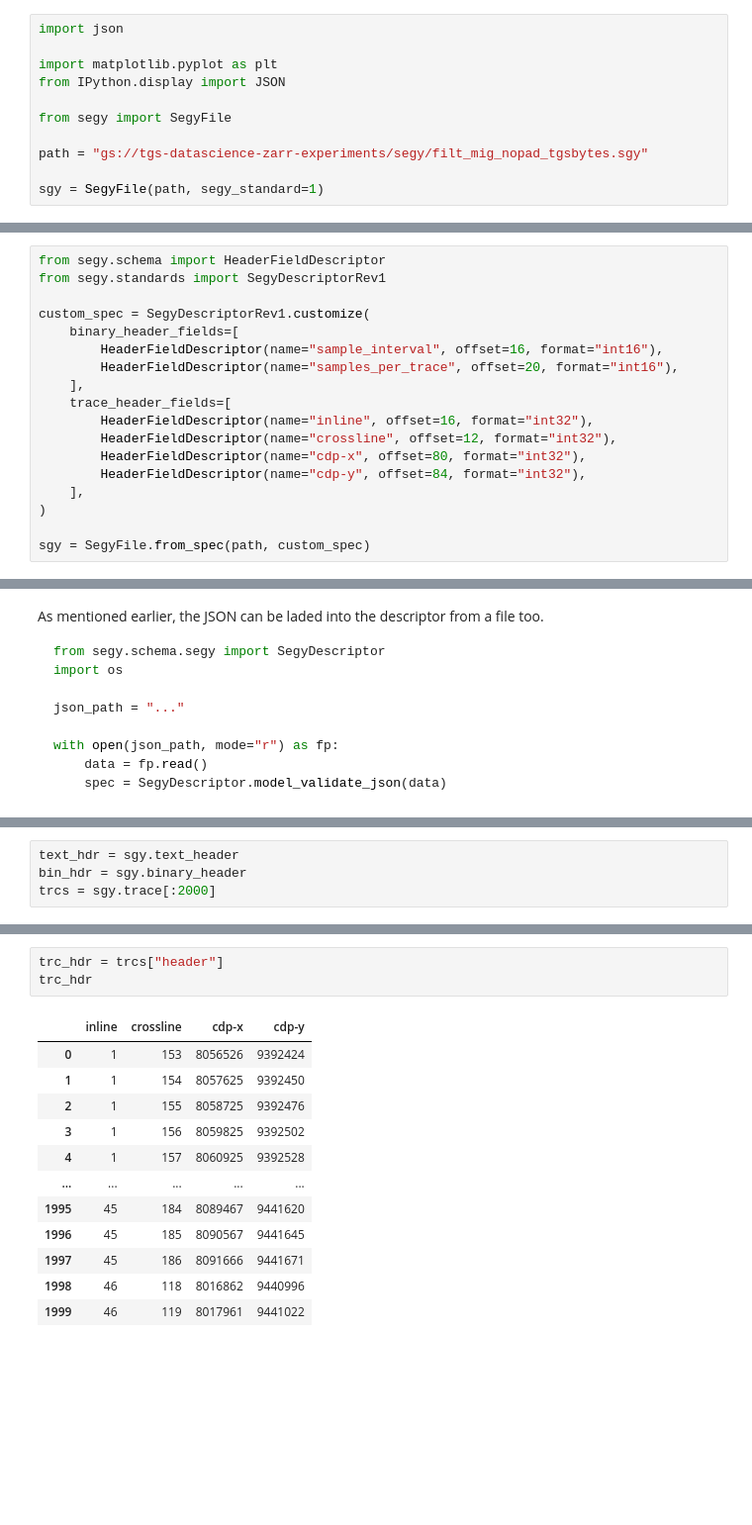
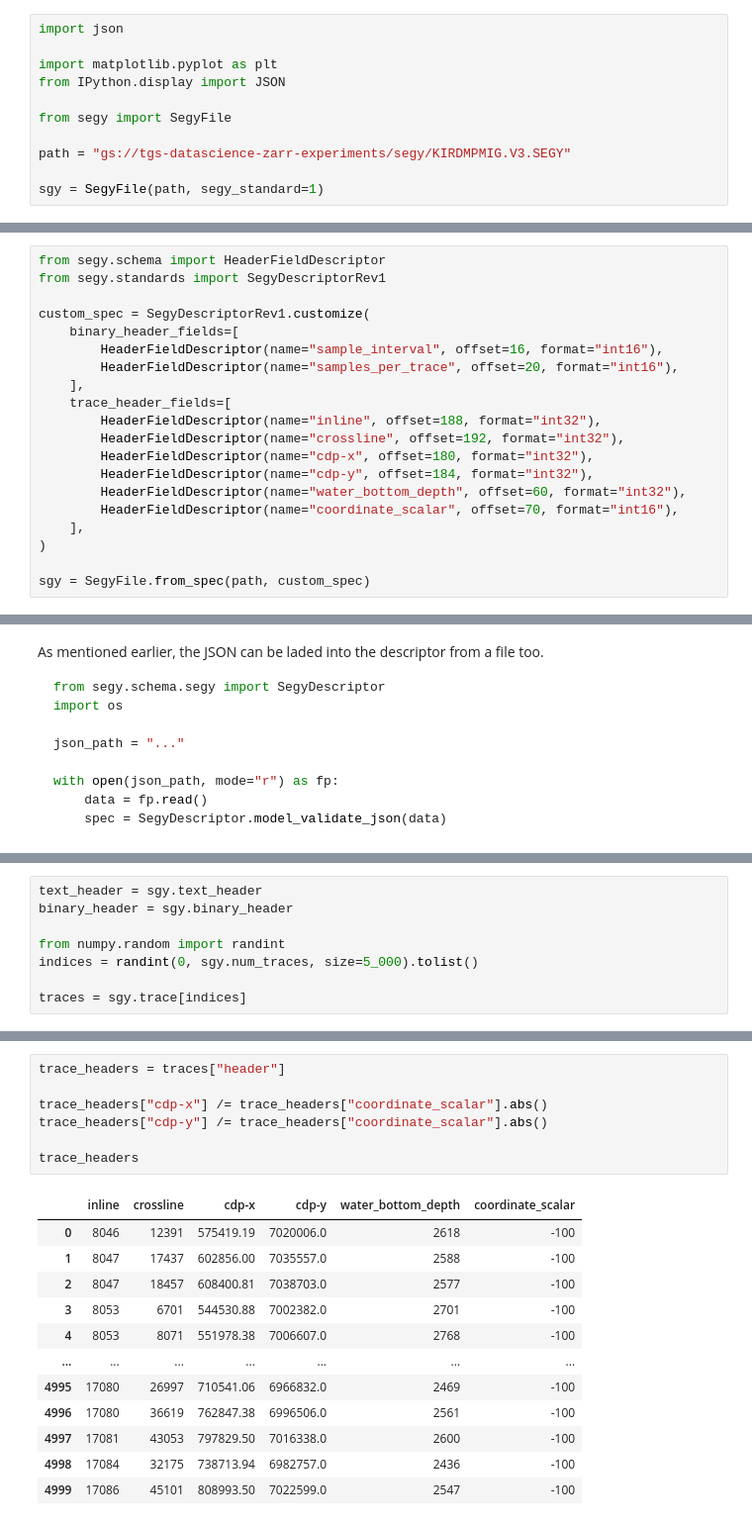
Before and after one commit to TGSAI/segy, a Jupyter notebook: examples/demo.ipynb, the cells around one changed output, grey strips where cells are left out. Shown at 99% size. Saved outputs shown, nothing was run; the diff lists cells and outputs as text; blank space fills up the shorter version.

```diff
--- a/examples/demo.ipynb
+++ b/examples/demo.ipynb
@@ -15,7 +15,7 @@ from IPython.display import JSON
 
 from segy import SegyFile
 
-path = "gs://tgs-datascience-zarr-experiments/segy/filt_mig_nopad_tgsbytes.sgy"
+path = "gs://tgs-datascience-zarr-experiments/segy/KIRDMPMIG.V3.SEGY"
 
 sgy = SegyFile(path, segy_standard=1)
 # %% [markdown]
@@ -137,10 +163,12 @@ custom_spec = SegyDescriptorRev1.customize(
         HeaderFieldDescriptor(name="samples_per_trace", offset=20, format="int16"),
     ],
     trace_header_fields=[
-        HeaderFieldDescriptor(name="inline", offset=16, format="int32"),
-        HeaderFieldDescriptor(name="crossline", offset=12, format="int32"),
-        HeaderFieldDescriptor(name="cdp-x", offset=80, format="int32"),
-        HeaderFieldDescriptor(name="cdp-y", offset=84, format="int32"),
+        HeaderFieldDescriptor(name="inline", offset=188, format="int32"),
+        HeaderFieldDescriptor(name="crossline", offset=192, format="int32"),
+        HeaderFieldDescriptor(name="cdp-x", offset=180, format="int32"),
+        HeaderFieldDescriptor(name="cdp-y", offset=184, format="int32"),
+        HeaderFieldDescriptor(name="water_bottom_depth", offset=60, format="int32"),
+        HeaderFieldDescriptor(name="coordinate_scalar", offset=70, format="int16"),
     ],
 )
 
@@ -171,5 +201,9 @@ Headers will be limited to our schema and names will be all correct.
 # %%
-text_hdr = sgy.text_header
-bin_hdr = sgy.binary_header
-trcs = sgy.trace[:2000]
+text_header = sgy.text_header
+binary_header = sgy.binary_header
+
+from numpy.random import randint
+indices = randint(0, sgy.num_traces, size=5_000).tolist()
+
+traces = sgy.trace[indices]
 # %%
@@ -180,16 +214,20 @@ bin_hdr
 # %%
-trc_hdr = trcs["header"]
-trc_hdr
+trace_headers = traces["header"]
+
+trace_headers["cdp-x"] /= trace_headers["coordinate_scalar"].abs()
+trace_headers["cdp-y"] /= trace_headers["coordinate_scalar"].abs()
+
+trace_headers
 # %% [output]
-|  | inline | crossline | cdp-x | cdp-y |
-| 0 | 1 | 153 | 8056526 | 9392424 |
-| 1 | 1 | 154 | 8057625 | 9392450 |
-| 2 | 1 | 155 | 8058725 | 9392476 |
-| 3 | 1 | 156 | 8059825 | 9392502 |
-| 4 | 1 | 157 | 8060925 | 9392528 |
-| ... | ... | ... | ... | ... |
-| 1995 | 45 | 184 | 8089467 | 9441620 |
-| 1996 | 45 | 185 | 8090567 | 9441645 |
-| 1997 | 45 | 186 | 8091666 | 9441671 |
-| 1998 | 46 | 118 | 8016862 | 9440996 |
-| 1999 | 46 | 119 | 8017961 | 9441022 |
+|  | inline | crossline | cdp-x | cdp-y | water_bottom_depth | coordinate_scalar |
+| 0 | 8046 | 12391 | 575419.19 | 7020006.0 | 2618 | -100 |
+| 1 | 8047 | 17437 | 602856.00 | 7035557.0 | 2588 | -100 |
+| 2 | 8047 | 18457 | 608400.81 | 7038703.0 | 2577 | -100 |
+| 3 | 8053 | 6701 | 544530.88 | 7002382.0 | 2701 | -100 |
+| 4 | 8053 | 8071 | 551978.38 | 7006607.0 | 2768 | -100 |
+| ... | ... | ... | ... | ... | ... | ... |
+| 4995 | 17080 | 26997 | 710541.06 | 6966832.0 | 2469 | -100 |
+| 4996 | 17080 | 36619 | 762847.38 | 6996506.0 | 2561 | -100 |
+| 4997 | 17081 | 43053 | 797829.50 | 7016338.0 | 2600 | -100 |
+| 4998 | 17084 | 32175 | 738713.94 | 6982757.0 | 2436 | -100 |
+| 4999 | 17086 | 45101 | 808993.50 | 7022599.0 | 2547 | -100 |
```
Also changed, not shown: parts of 16 cells of this notebook.
